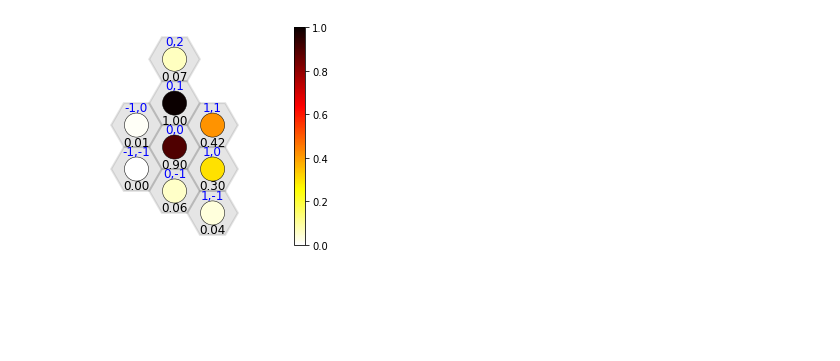
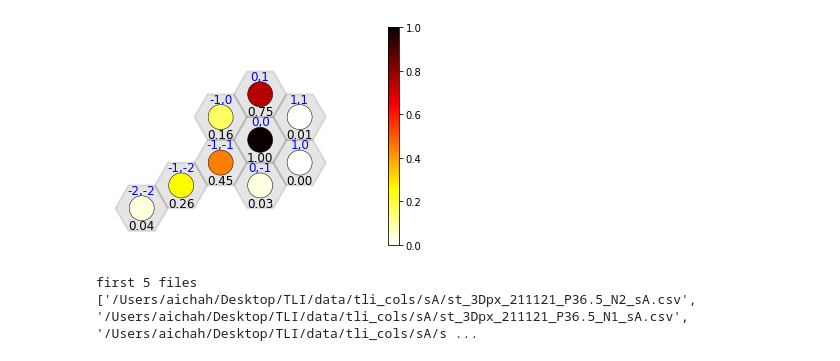
Before and after one commit to Asashou/TLI, a Jupyter notebook: pipeline/steps/plot_col_occ.ipynb, the cells around one changed output. Cells and saved outputs as stored; diff of their text form; code cells hidden in the pictures; blank space fills up the shorter version.

```diff
--- a/pipeline/steps/plot_col_occ.ipynb
+++ b/pipeline/steps/plot_col_occ.ipynb
@@ -9,8 +11,8 @@ import pandas as pd
 # %%
-data_path = '/Users/aichah/Desktop/TLI/data/tli_cols/sA/st_3Dpx_211121_P36.5_N2_sA.csv'
+data_path = '/Users/aichah/Desktop/TLI/data/tli_cols/sA/st_3Dpx_211011_P37_N1_sB.csv'
 save_path = '/Users/aichah/Desktop/TLI/data/tli_cols/'
-save_name = '211113_P36_N2_sA_T37.png'
-plot_age = 37
+save_name = '211011_P37_N1_T57.png'
+plot_age = 57
 
 if save_path[-1] != '/':
     save_path += '/'
@@ -65,7 +76,13 @@ col_coor = {'0,0': [0,0],
             '0,-2': [0,-4],
             '1,2': [1,3],
             '1,-1': [1,-3],
-            '2,0': [2,-2]}
+            '2,0': [2,-2],
+            '-1,-2': [-2,-2],
+            '-2,-2': [-3,-3]}
 
-data = {'col' : col_coor.keys(),'coor' : col_coor.values()}
-col_coor = pd.DataFrame(data=data)
+col_coor1 = {col:val for col,val in col_coor.items() if col in col_value.keys()}
+col_coor1['1,0'] = [1,-1]
+
+data = {'col' : col_coor1.keys(),'coor' : col_coor1.values()}
+col_coor1 = pd.DataFrame(data=data)
+col_coor1
@@ -85,7 +113,16 @@ p = plt.get_cmap('hot_r')
 fig, ax = plt.subplots(1)
 ax.set_aspect('equal')
 
-for index, row in col_coor.iterrows():
+# col_color = {'0,0': '#377eb8',
+#         '0,-1': '#984ea3',
+#         '0,1': '#ff7f00',
+#         '1,0': '#4daf4a',
+#         '1,1': '#999999',
+#         '1,2': '#e41a1c',
+#         '-1,0': '#a65628',
+#         '-1,-1': '#f781bf'}
+
+for index, row in col_coor1.iterrows():
         coor = row[1]
         X = coor[0]
         Y = r_[0] * np.sin(np.radians(60)) * (coor[1]) /r_[1]
@@ -99,31 +136,31 @@ for index, row in col_coor.iterrows():
                 color = p(col_value[row[0]])
         except:
                 color = p(0)
         circle = plt.Circle((X,Y), np.sqrt(1/10),
                                 facecolor=color, alpha=1, edgecolor="k", linewidth=0.5)
                                 # linewidth=3, edgecolor='k')
         if row[0] in col_value.keys():
                 ax.add_patch(hexagon)
                 ax.add_patch(circle)
                 ax.text(X, Y + 0.45, row[0], ha ='center',
                         va ='center', size = 12, color='blue') #adding col_name
                 val_str = '%.2f' % col_value[row[0]]
                 ax.text(X, Y - 0.45, val_str, ha ='center',
                         va ='center', size = 12, color='k')
 plt.autoscale(enable = True)
 sns.despine(left=True, bottom=True)
 plt.tick_params(# axis='x', # changes apply to the x-axis
                 which='both', # both major and minor ticks are affected
                 bottom=False, # ticks along the bottom edge are off
                 left=False,
                 labelbottom=False,
                 labelleft=False) # labels along the bottom edge are off
 fig.colorbar(cm.ScalarMappable(norm=norm, cmap=p), ax=ax)
 # plt.plot([0,0], [0,4])
 # plt.plot([0,3.5], [0,-2])
 plt.plot([0,0],[0,2.5],c='w',alpha=0)
 plt.plot([0,2.5],[0,0],c='w',alpha=0)
 ### saving the plot
 plt.savefig(save_path+save_name, bbox_inches='tight')
 # %% [output]
-[figure, old version]
+[figure, new version]
@@ -129,0 +177,22 @@ plt.savefig(save_path+save_name, bbox_inches='tight')
+# %%
+data_path = '/Users/aichah/Desktop/TLI/data/tli_cols/sA/'
+save_path = '/Users/aichah/Desktop/TLI/data/tli_cols/'
+
+# getting a list of the single csv output files
+output_files = datautils.get_file_names(data_path, group_by='st_3Dpx_', order=True, nested_files=False, criteria='.csv')
+# output_files
+
+neu_types = {}
+for neu in output_files:
+    name = os.path.basename(neu)
+    neu_type = name[name.find('_s'):name.find('.csv')][2:]
+    name = os.path.basename(name[:name.find('.csv')])
+    neu_types[name] = neu_type
+neu_types1 = {'neu_type':list(neu_types.values()),'neu_name':list(neu_types.keys())}
+neu_types1 = pd.DataFrame(neu_types1)
+
+# creating a dataframe with 1 column of timepoints
+timepoints = {'timepoints':np.arange(36,58,0.25)}
+# %% [output]
+first 5 files
+['/Users/aichah/Desktop/TLI/data/tli_cols/sA/st_3Dpx_211121_P36.5_N2_sA.csv', '/Users/aichah/Desktop/TLI/data/tli_cols/sA/st_3Dpx_211121_P36.5_N1_sA.csv', '/Users/aichah/Desktop/TLI/data/tli_cols/sA/s ...
```
Also changed, not shown: parts of 22 cells of this notebook, 7 other files.
